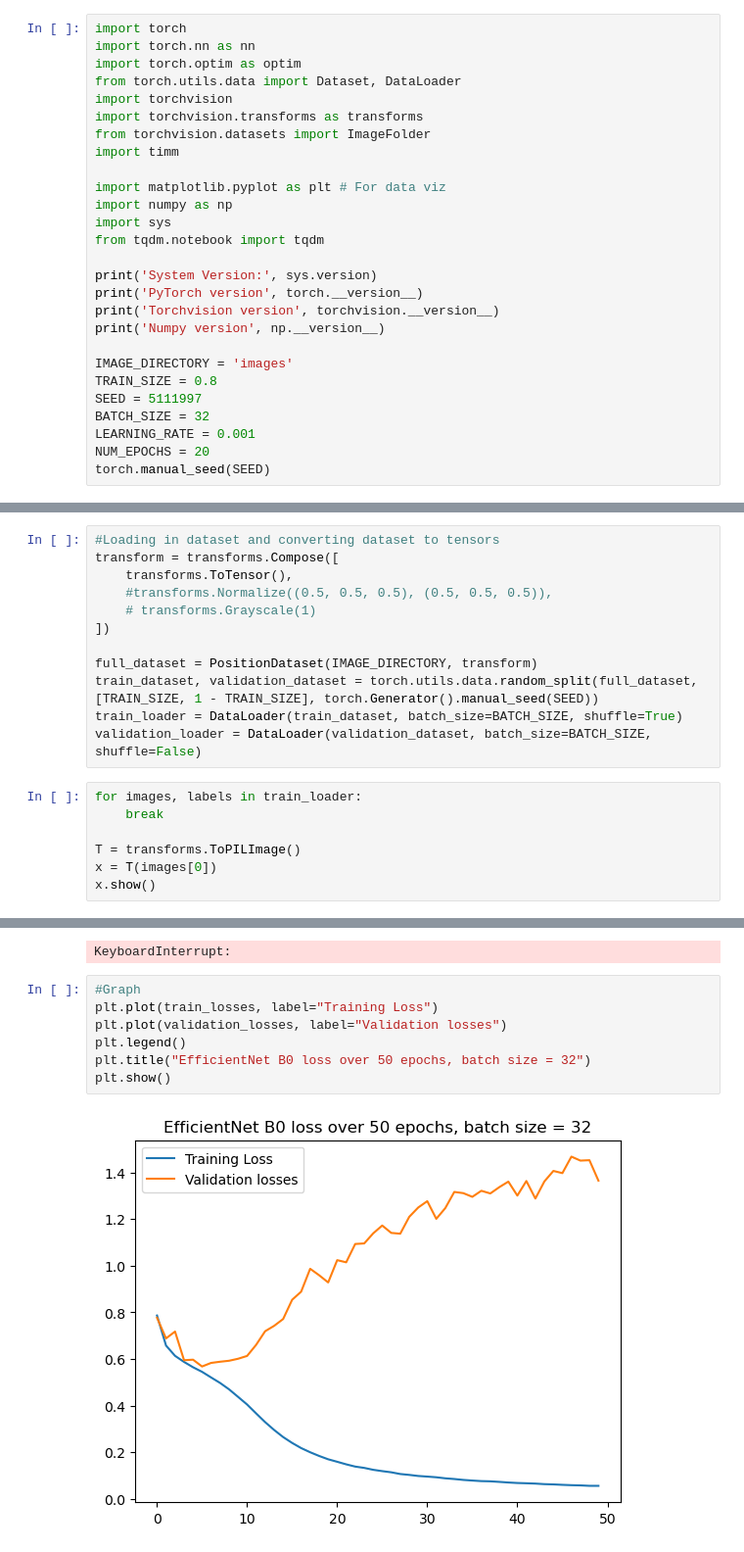
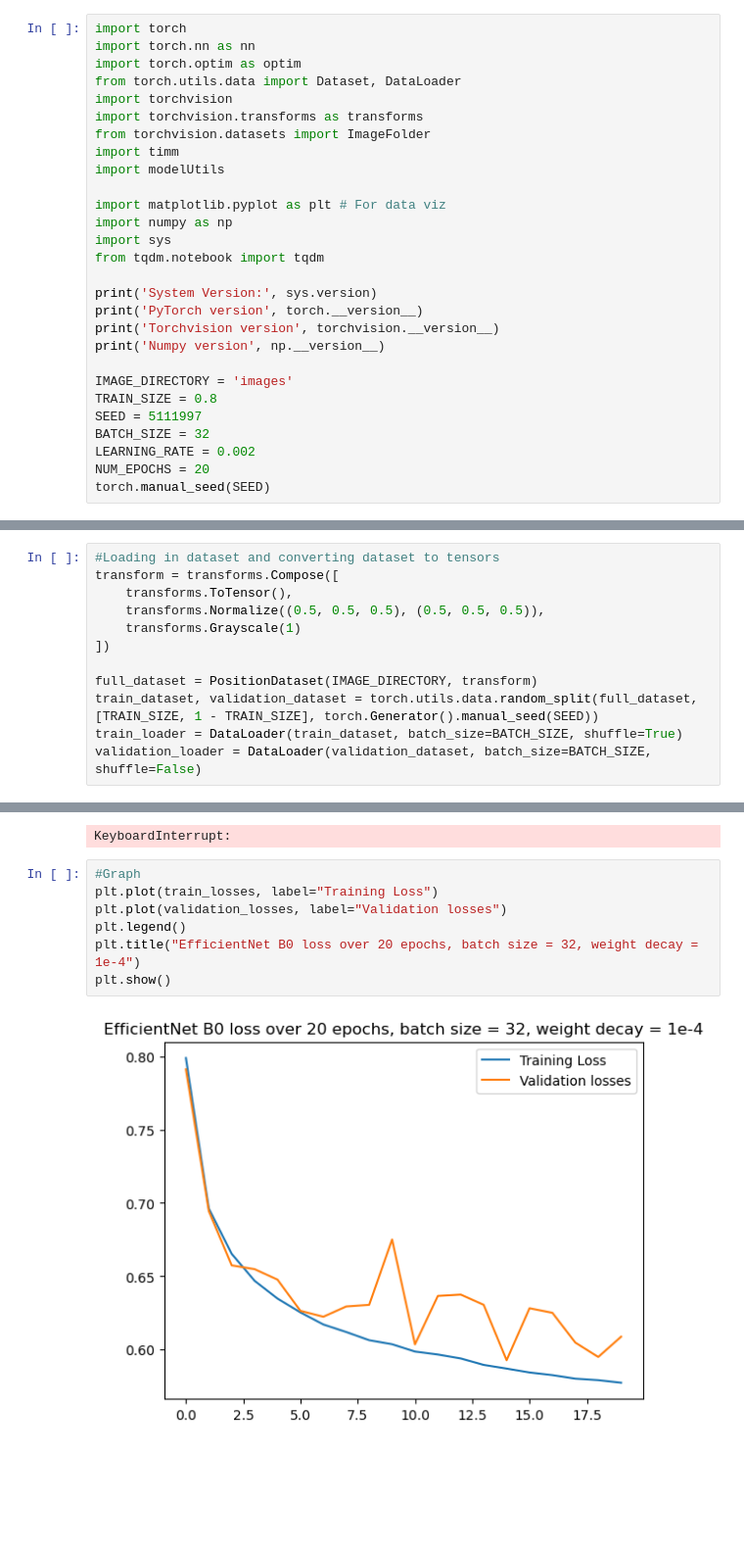
Before and after one commit to Jubliani/Image-Based-Chess-Engine, a Jupyter notebook: chessEngine/modelTraining.ipynb, the cells around one changed output, grey strips where cells are left out. Shown: that part at 98% size. Saved outputs shown, nothing was run; the diff lists cells and outputs as text; blank space fills up the shorter version.

Commit message:
Changed images, started making interactive input

```diff
--- a/chessEngine/modelTraining.ipynb
+++ b/chessEngine/modelTraining.ipynb
@@ -7,6 +7,7 @@ import torchvision
 import torchvision.transforms as transforms
 from torchvision.datasets import ImageFolder
 import timm
+import modelUtils
 
 import matplotlib.pyplot as plt # For data viz
 import numpy as np
@@ -22,7 +23,7 @@ IMAGE_DIRECTORY = 'images'
 TRAIN_SIZE = 0.8
 SEED = 5111997
 BATCH_SIZE = 32
-LEARNING_RATE = 0.001
+LEARNING_RATE = 0.002
 NUM_EPOCHS = 20
 torch.manual_seed(SEED)
 # %% [output]
@@ -64,21 +65,14 @@ class PositionClassifier(nn.Module):
 #Loading in dataset and converting dataset to tensors
 transform = transforms.Compose([
     transforms.ToTensor(),
-    #transforms.Normalize((0.5, 0.5, 0.5), (0.5, 0.5, 0.5)),
-    # transforms.Grayscale(1)
+    transforms.Normalize((0.5, 0.5, 0.5), (0.5, 0.5, 0.5)),
+    transforms.Grayscale(1)
 ])
 
 full_dataset = PositionDataset(IMAGE_DIRECTORY, transform)
 train_dataset, validation_dataset = torch.utils.data.random_split(full_dataset, [TRAIN_SIZE, 1 - TRAIN_SIZE], torch.Generator().manual_seed(SEED))
 train_loader = DataLoader(train_dataset, batch_size=BATCH_SIZE, shuffle=True)
 validation_loader = DataLoader(validation_dataset, batch_size=BATCH_SIZE, shuffle=False)
-# %%
-for images, labels in train_loader:
-    break
-
-T = transforms.ToPILImage()
-x = T(images[0])
-x.show()
 # %%
 #Creating the training loop
 torch.manual_seed(SEED)
@@ -121,10 +115,10 @@ KeyboardInterrupt:
 # %%
 #Graph
 plt.plot(train_losses, label="Training Loss")
 plt.plot(validation_losses, label="Validation losses")
 plt.legend()
-plt.title("EfficientNet B0 loss over 50 epochs, batch size = 32")
+plt.title("EfficientNet B0 loss over 20 epochs, batch size = 32, weight decay = 1e-4")
 plt.show()
 # %% [output]
-[figure, old version]
+[figure, new version]
 # %%
```
Also changed, not shown: parts of 2 cells of this notebook, 11 other files.
